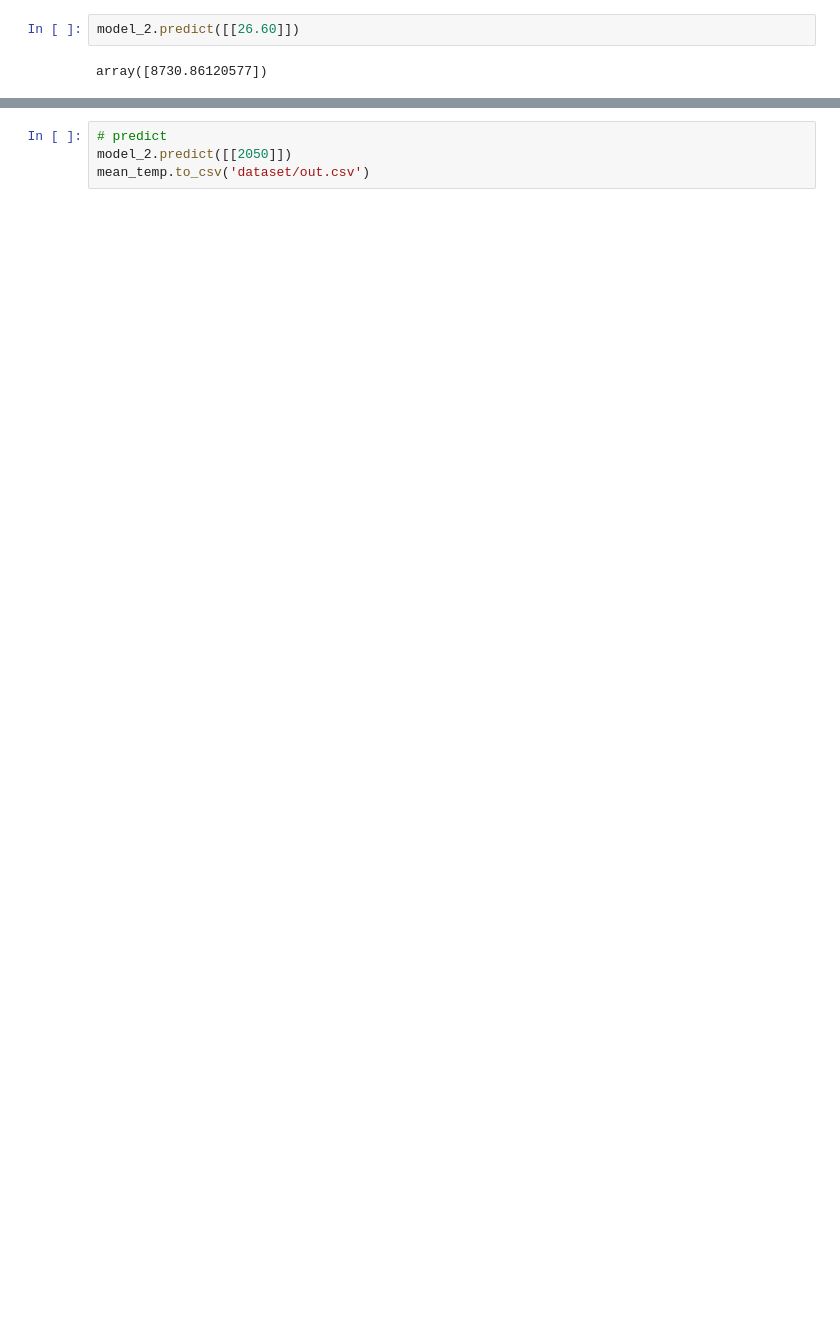
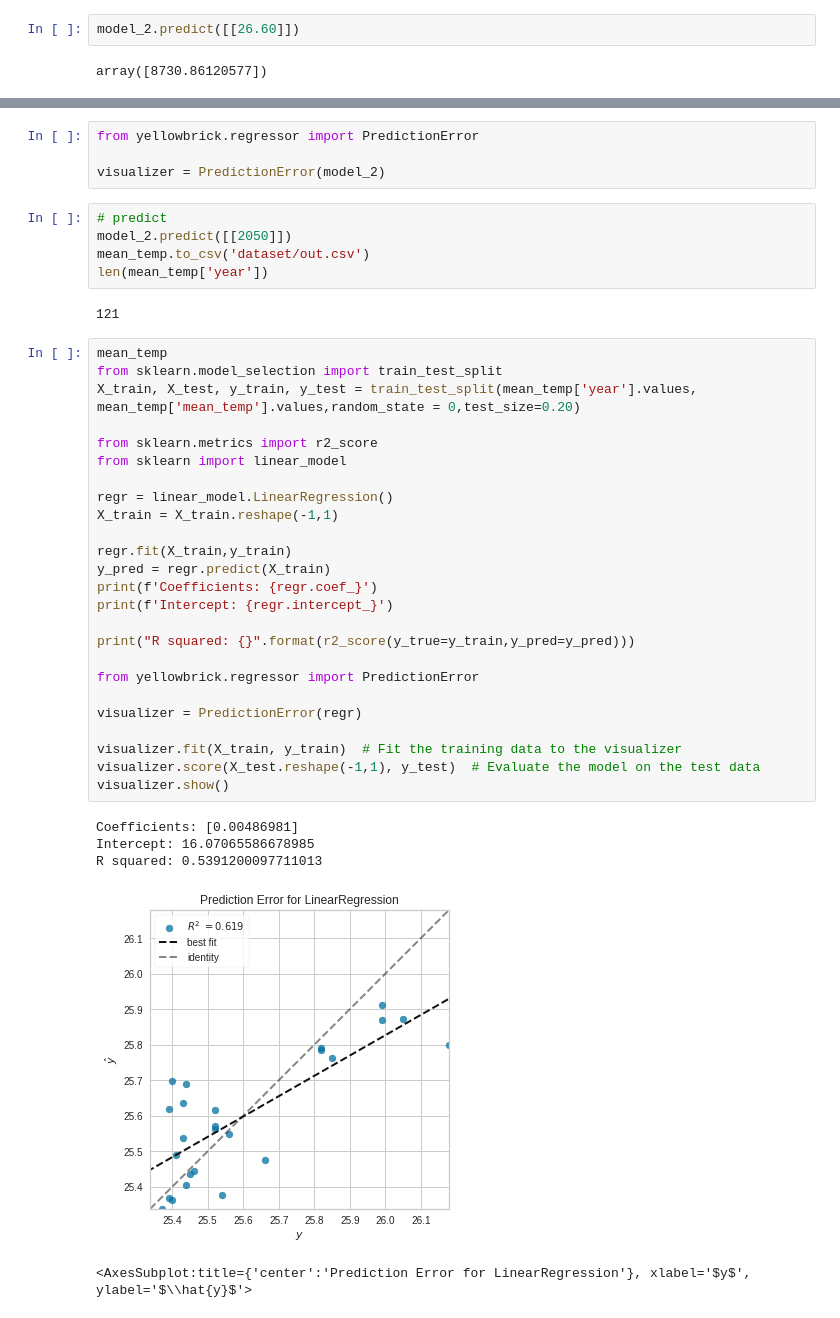
Before and after one commit to rizkydarmadi/data-pertanian, a Jupyter notebook: final.ipynb, the cells around one changed output, grey strips where cells are left out. Saved outputs shown, nothing was run; the diff lists cells and outputs as text; blank space fills up the shorter version.

```diff
--- a/final.ipynb
+++ b/final.ipynb
@@ -151,4 +157,42 @@ plt.show()
+# %%
+from yellowbrick.regressor import PredictionError
+
+visualizer = PredictionError(model_2)
 # %%
 # predict
 model_2.predict([[2050]])
 mean_temp.to_csv('dataset/out.csv')
+len(mean_temp['year'])
+# %% [output]
+121
+# %%
+mean_temp
+from sklearn.model_selection import train_test_split
+X_train, X_test, y_train, y_test = train_test_split(mean_temp['year'].values, mean_temp['mean_temp'].values,random_state = 0,test_size=0.20)
+
+from sklearn.metrics import r2_score
+from sklearn import linear_model
+
+regr = linear_model.LinearRegression()
+X_train = X_train.reshape(-1,1)
+
+regr.fit(X_train,y_train)
+y_pred = regr.predict(X_train)
+print(f'Coefficients: {regr.coef_}')
+print(f'Intercept: {regr.intercept_}')
+
+print("R squared: {}".format(r2_score(y_true=y_train,y_pred=y_pred)))
+
+from yellowbrick.regressor import PredictionError
+
+visualizer = PredictionError(regr)
+
+visualizer.fit(X_train, y_train)  # Fit the training data to the visualizer
+visualizer.score(X_test.reshape(-1,1), y_test)  # Evaluate the model on the test data
+visualizer.show()
+# %% [output]
+Coefficients: [0.00486981]
+Intercept: 16.07065586678985
+R squared: 0.5391200097711013
+[figure, added]
+<AxesSubplot:title={'center':'Prediction Error for LinearRegression'}, xlabel='$y$', ylabel='$\\hat{y}$'>
```
Also changed, not shown: parts of 5 cells of this notebook, 10 other files.
